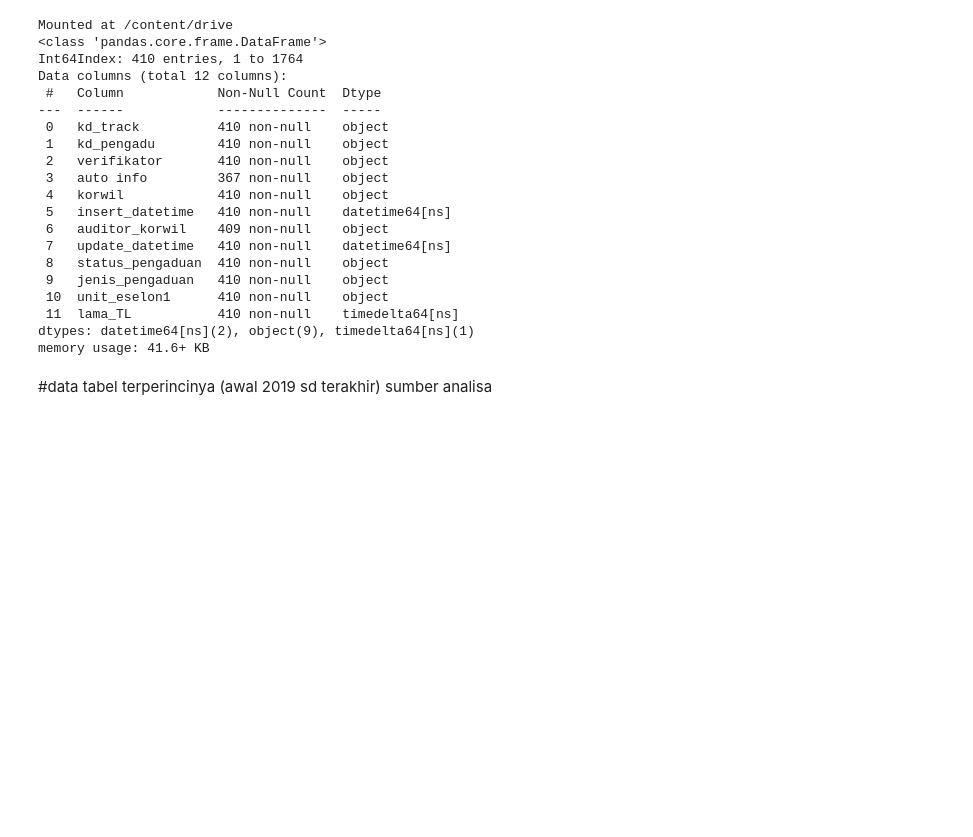
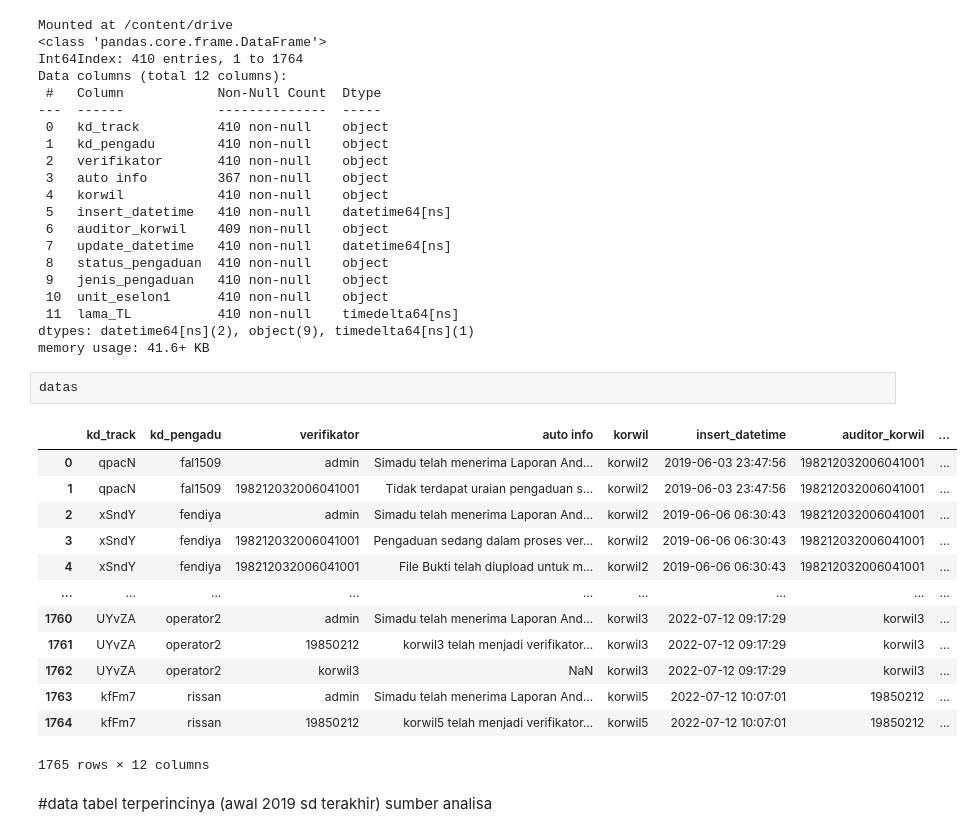
Before and after one commit to ekacs/simadu_analytical_insight, a Jupyter notebook: analisa_kinerja_TL_pengaduan_(01012019_07062022).ipynb, the cells around one changed output. Cells and saved outputs as stored; diff of their text form; blank space fills up the shorter version.

```diff
--- a/analisa_kinerja_TL_pengaduan_(01012019_07062022).ipynb
+++ b/analisa_kinerja_TL_pengaduan_(01012019_07062022).ipynb
@@ -94,6 +94,22 @@ Data columns (total 12 columns):
  11  lama_TL           410 non-null    timedelta64[ns]
 dtypes: datetime64[ns](2), object(9), timedelta64[ns](1)
 memory usage: 41.6+ KB
+# %%
+datas
+# %% [output]
+|  | kd_track | kd_pengadu | verifikator | auto info | korwil | insert_datetime | auditor_korwil | ... |
+| 0 | qpacN | fal1509 | admin | Simadu telah menerima Laporan And... | korwil2 | 2019-06-03 23:47:56 | 198212032006041001 | ... |
+| 1 | qpacN | fal1509 | 198212032006041001 | Tidak terdapat uraian pengaduan s... | korwil2 | 2019-06-03 23:47:56 | 198212032006041001 | ... |
+| 2 | xSndY | fendiya | admin | Simadu telah menerima Laporan And... | korwil2 | 2019-06-06 06:30:43 | 198212032006041001 | ... |
+| 3 | xSndY | fendiya | 198212032006041001 | Pengaduan sedang dalam proses ver... | korwil2 | 2019-06-06 06:30:43 | 198212032006041001 | ... |
+| 4 | xSndY | fendiya | 198212032006041001 | File Bukti telah diupload untuk m... | korwil2 | 2019-06-06 06:30:43 | 198212032006041001 | ... |
+| ... | ... | ... | ... | ... | ... | ... | ... | ... |
+| 1760 | UYvZA | operator2 | admin | Simadu telah menerima Laporan And... | korwil3 | 2022-07-12 09:17:29 | korwil3 | ... |
+| 1761 | UYvZA | operator2 | 19850212 | korwil3 telah menjadi verifikator... | korwil3 | 2022-07-12 09:17:29 | korwil3 | ... |
+| 1762 | UYvZA | operator2 | korwil3 | NaN | korwil3 | 2022-07-12 09:17:29 | korwil3 | ... |
+| 1763 | kfFm7 | rissan | admin | Simadu telah menerima Laporan And... | korwil5 | 2022-07-12 10:07:01 | 19850212 | ... |
+| 1764 | kfFm7 | rissan | 19850212 | korwil5 telah menjadi verifikator... | korwil5 | 2022-07-12 10:07:01 | 19850212 | ... |
+1765 rows × 12 columns
 # %% [markdown]
 #data tabel terperincinya
 (awal 2019 sd terakhir)
```
Also changed, not shown: parts of 22 cells of this notebook.
